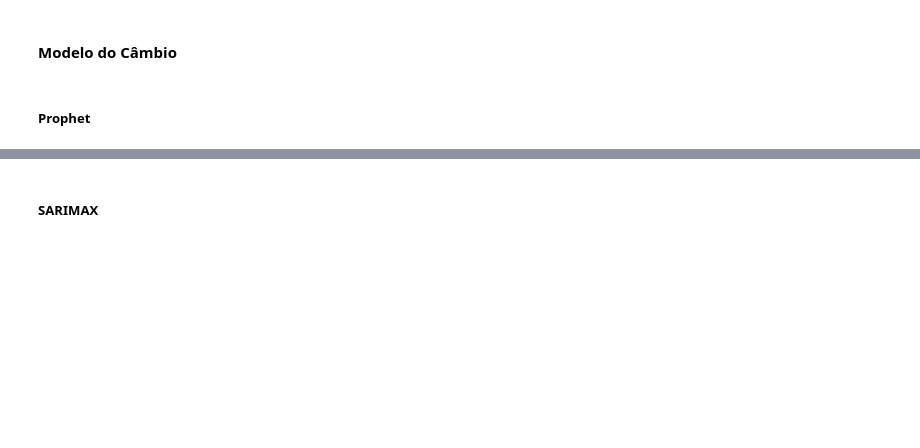
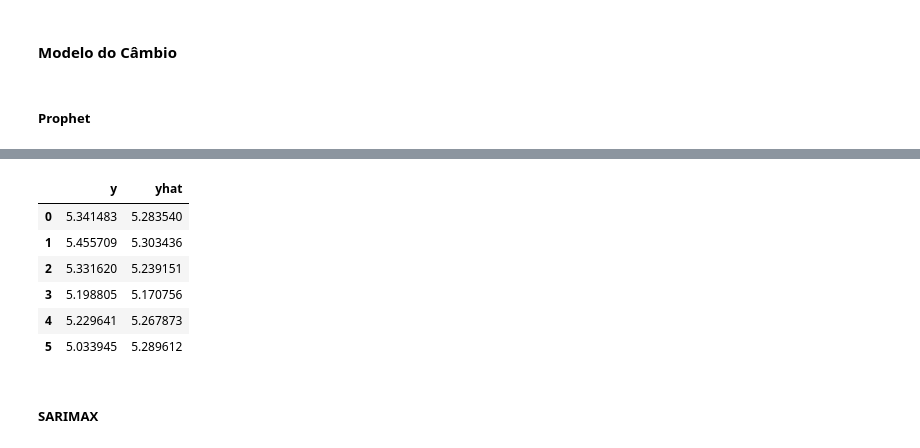
Before and after one commit to vitorrdrgs/trabalho_icd, a Jupyter notebook: models.ipynb, the cells around one changed output, grey strips where cells are left out. Cells and saved outputs as stored; diff of their text form; code cells hidden in the pictures; blank space fills up the shorter version.

```diff
--- a/models.ipynb
+++ b/models.ipynb
@@ -39,8 +34,10 @@ class Config():
     skus: list[int]
     data_ref: datetime.datetime
     dt_inicio_teste: datetime.datetime
+    dt_limite_inferior_exog: datetime.datetime
+    exog_list: list[str]
 
-    def __init__(self, horizonte_previsao, tamanho_teste, n_trials_skus, n_trials_exog, metrica_erro, tolerancia_fipe, tolerancia_exog, skus, data_ref):
+    def __init__(self, horizonte_previsao, tamanho_teste, n_trials_skus, n_trials_exog, metrica_erro, tolerancia_fipe, tolerancia_exog, skus, data_ref, dt_limite_inferior_exog, exog_list):
         self.horizonte_previsao = horizonte_previsao
         self.tamanho_teste = tamanho_teste
         self.n_trials_skus = n_trials_skus
@@ -50,6 +47,8 @@ class Config():
         self.tolerancia_exog = tolerancia_exog
         self.skus = skus
         self.data_ref = data_ref
+        self.dt_limite_inferior_exog = dt_limite_inferior_exog
+        self.exog_list = exog_list
         self.dt_inicio_teste = data_ref + relativedelta(months=-tamanho_teste)
 
 class Status(Enum):
@@ -59,13 +58,15 @@ class Status(Enum):
 config = Config(
     horizonte_previsao = 3,
     tamanho_teste = 6,
-    n_trials_skus = 100,
-    n_trials_exog = 50,
+    n_trials_skus = 50,
+    n_trials_exog = 25,
     metrica_erro = Status.MAE,
     tolerancia_fipe = 200,
     tolerancia_exog = 0.01,
-    skus = [0, 1, 2, 3, 4],
-    data_ref = pd.to_datetime('today')
+    skus = [100, 1832, 2134, 5112, 7023],
+    data_ref = datetime.datetime(2026, 5, 1),
+    dt_limite_inferior_exog = datetime.datetime(int(pd.to_datetime('today').year - 10), 1, 1),
+    exog_list = ['valor', 'exchange_rate']
 )
 # %% [markdown]
 ## Leitura da base de dados
@@ -100,7 +108,7 @@ df_previsao_skus = utils.coletar_base_skus(config.data_ref, config.skus, df_fipe
 # %% [markdown]
 ## Separar os dados em treino e teste para exógenas
 # %%
-df_exog_train, df_exog_test = utils.separar_treino_teste_exogena(df_ipca, df_exchange, config.dt_inicio_teste)
+df_exog_train, df_exog_test = utils.separar_treino_teste_exogena(df_ipca, df_exchange, config.dt_inicio_teste, config.dt_limite_inferior_exog)
 # %% [markdown]
 ## Modelos
 # %% [markdown]
@@ -110,7 +118,7 @@ df_exog_train, df_exog_test = utils.separar_treino_teste_exogena(df_ipca, df_exc
 # %%
 df_prophet_train_exchange, df_prophet_test_exchange = utils.criar_dataset_prophet(df_exog_train, df_exog_test, 'date', 'exchange_rate', [])
 
-model_exchange_prophet, info_exchange_prophet, best_value_exchange_prophet = generate_prophet_model(
+model_exchange_prophet, info_exchange_prophet, best_value_exchange_prophet = mg.generate_prophet_model(
     df_prophet_train_exchange,
     df_prophet_test_exchange,
     [],
@@ -128,3 +136,4 @@ forecast_exchange = model_exchange_prophet.predict(
 )
 
 display(pd.concat([df_prophet_test_exchange['y'], forecast_exchange['yhat']], axis=1))
+# %% [output]
@@ -131,3 +157,10 @@ display(pd.concat([df_prophet_test_exchange['y'], forecast_exchange['yhat']], ax
+|  | y | yhat |
+| 0 | 5.341483 | 5.283540 |
+| 1 | 5.455709 | 5.303436 |
+| 2 | 5.331620 | 5.239151 |
+| 3 | 5.198805 | 5.170756 |
+| 4 | 5.229641 | 5.267873 |
+| 5 | 5.033945 | 5.289612 |
 # %% [markdown]
 ##### SARIMAX
 # %%
```
Also changed, not shown: parts of 23 cells of this notebook, 3 other files.
